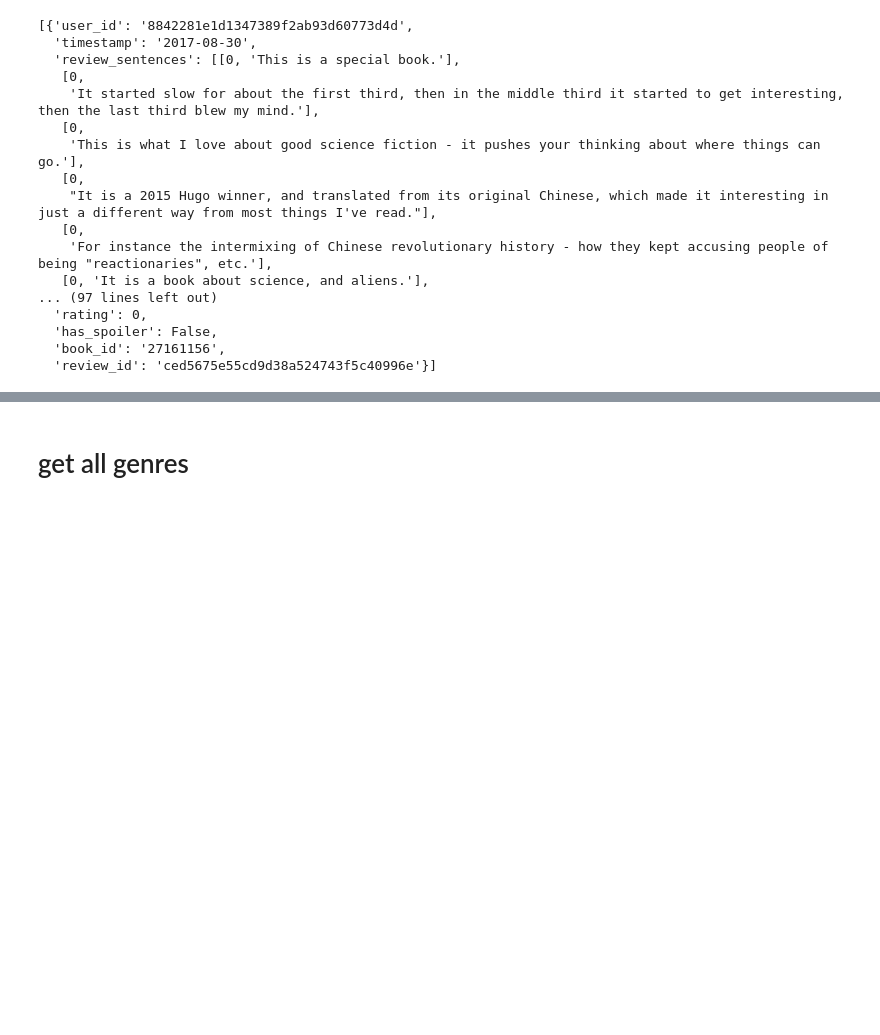
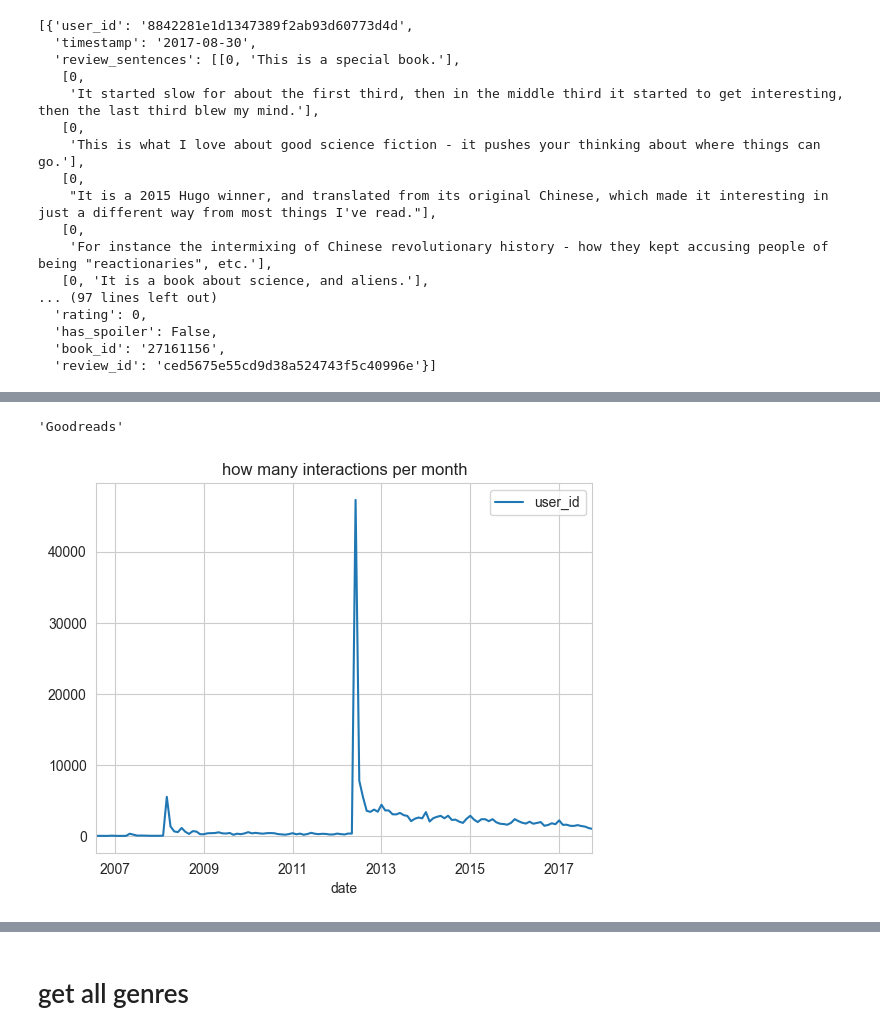
Before and after one commit to mariajoaolavoura/measuring_forgetting, a Jupyter notebook: notebooks/Goodreads - EDA.ipynb, the cells around one changed output, grey strips where cells are left out. Drawn from its saved outputs; the diff is of its cells as text; code cells hidden in the pictures; blank space fills up the shorter version.

Commit message:
goodreads eda

```diff
--- a/notebooks/Goodreads - EDA.ipynb
+++ b/notebooks/Goodreads - EDA.ipynb
@@ -226,0 +317,2 @@ inter_dedup
+# %%
+inter_dedup_columns = ['user_id','book_id', 'is_read','is_reviewed', 'timestamp', 'date']
@@ -226,0 +453,7 @@ inter_dedup
+# %%
+user_col = 'user_id'
+item_col = 'book_id'
+date_col = 'date'
+# %%
+pos_inter = pd.DataFrame.from_dict(inter_dedup_dict, orient='index',columns=inter_dedup_columns)
+pos_inter.head()
@@ -226,0 +477,10 @@ inter_dedup
+# %%
+dataset_name
+# %% [output]
+'Goodreads'
+# %%
+pos_inter[[user_col, date_col]]\
+        .groupby(date_col)\
+            .count().sort_values(by=['date'], ascending=[True]).plot(title='how many interactions per month');
+# %% [output]
+[figure, added]
```
Also changed, not shown: parts of 42 cells of this notebook, 1 other file.
